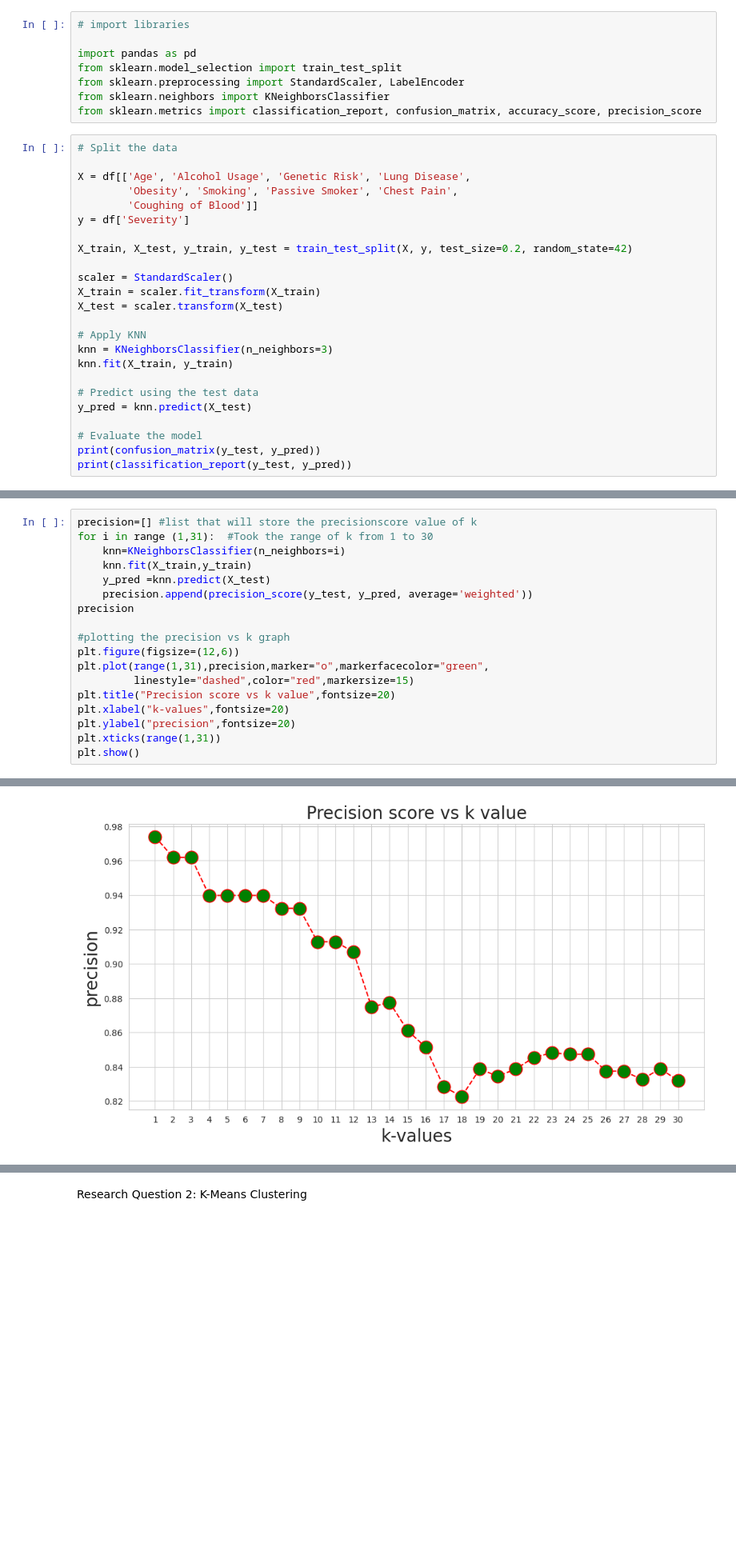
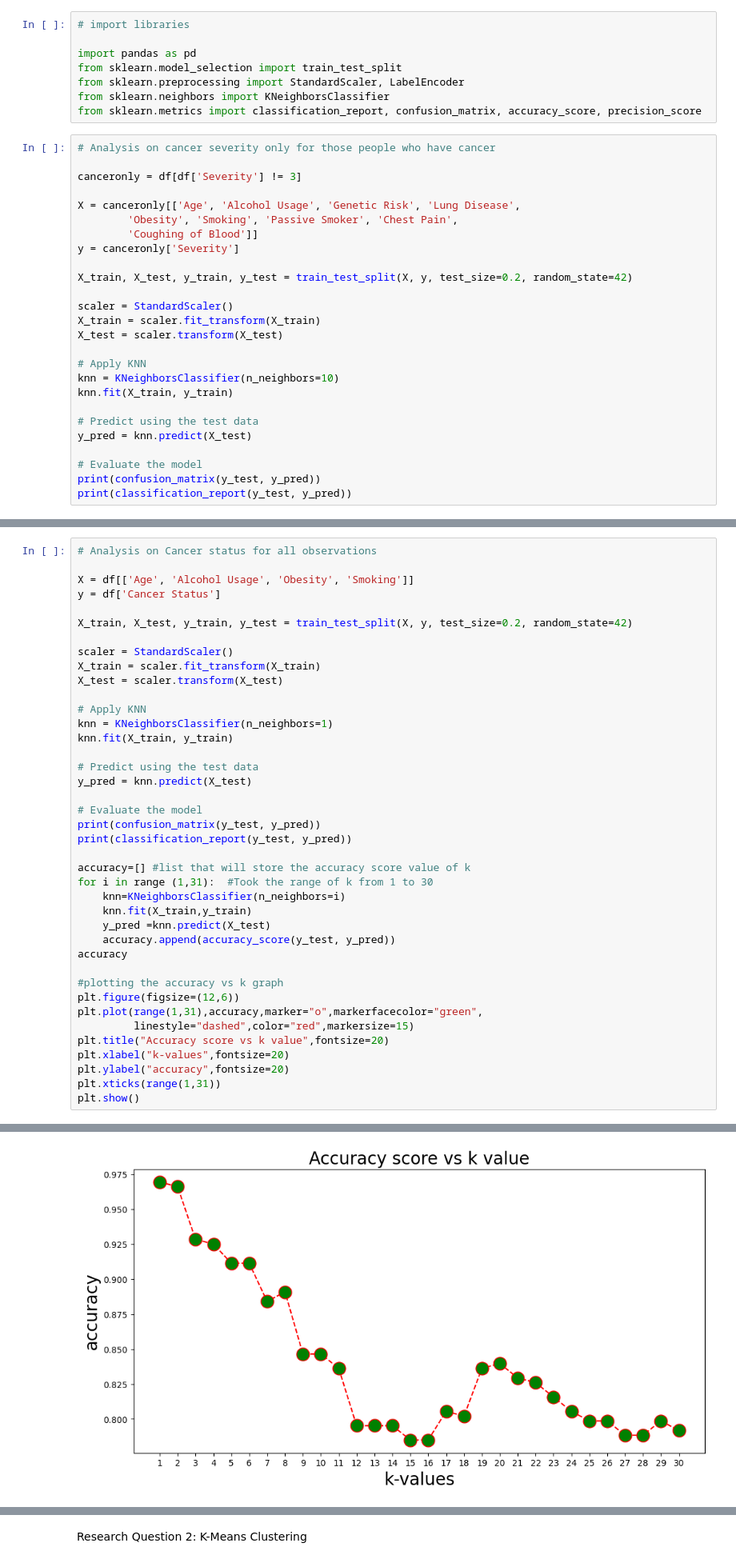
Before and after one commit to Yutong-Lu/Datathon-1, a Jupyter notebook: Yutong_Datathon_1.ipynb, the cells around one changed output, grey strips where cells are left out. Shown at 80% size. Drawn from its saved outputs; the diff is of its cells as text; blank space fills up the shorter version.

```diff
--- a/Yutong_Datathon_1.ipynb
+++ b/Yutong_Datathon_1.ipynb
@@ -107,12 +106,14 @@ from sklearn.preprocessing import StandardScaler, LabelEncoder
 from sklearn.neighbors import KNeighborsClassifier
 from sklearn.metrics import classification_report, confusion_matrix, accuracy_score, precision_score
 # %%
-# Split the data
+# Analysis on cancer severity only for those people who have cancer
 
-X = df[['Age', 'Alcohol Usage', 'Genetic Risk', 'Lung Disease',
+canceronly = df[df['Severity'] != 3]
+
+X = canceronly[['Age', 'Alcohol Usage', 'Genetic Risk', 'Lung Disease',
         'Obesity', 'Smoking', 'Passive Smoker', 'Chest Pain',
         'Coughing of Blood']]
-y = df['Severity']
+y = canceronly['Severity']
 
 X_train, X_test, y_train, y_test = train_test_split(X, y, test_size=0.2, random_state=42)
 
@@ -121,7 +122,7 @@ X_train = scaler.fit_transform(X_train)
 X_test = scaler.transform(X_test)
 
 # Apply KNN
-knn = KNeighborsClassifier(n_neighbors=3)
+knn = KNeighborsClassifier(n_neighbors=10)
 knn.fit(X_train, y_train)
 
 # Predict using the test data
@@ -168,19 +183,41 @@ plt.show()
 # %%
-precision=[] #list that will store the precisionscore value of k
+# Analysis on Cancer status for all observations
+
+X = df[['Age', 'Alcohol Usage', 'Obesity', 'Smoking']]
+y = df['Cancer Status']
+
+X_train, X_test, y_train, y_test = train_test_split(X, y, test_size=0.2, random_state=42)
+
+scaler = StandardScaler()
+X_train = scaler.fit_transform(X_train)
+X_test = scaler.transform(X_test)
+
+# Apply KNN
+knn = KNeighborsClassifier(n_neighbors=1)
+knn.fit(X_train, y_train)
+
+# Predict using the test data
+y_pred = knn.predict(X_test)
+
+# Evaluate the model
+print(confusion_matrix(y_test, y_pred))
+print(classification_report(y_test, y_pred))
+
+accuracy=[] #list that will store the accuracy score value of k
 for i in range (1,31):  #Took the range of k from 1 to 30
     knn=KNeighborsClassifier(n_neighbors=i)
     knn.fit(X_train,y_train)
     y_pred =knn.predict(X_test)
-    precision.append(precision_score(y_test, y_pred, average='weighted'))
-precision
+    accuracy.append(accuracy_score(y_test, y_pred))
+accuracy
 
-#plotting the precision vs k graph
+#plotting the accuracy vs k graph
 plt.figure(figsize=(12,6))
-plt.plot(range(1,31),precision,marker="o",markerfacecolor="green",
+plt.plot(range(1,31),accuracy,marker="o",markerfacecolor="green",
          linestyle="dashed",color="red",markersize=15)
-plt.title("Precision score vs k value",fontsize=20)
+plt.title("Accuracy score vs k value",fontsize=20)
 plt.xlabel("k-values",fontsize=20)
-plt.ylabel("precision",fontsize=20)
+plt.ylabel("accuracy",fontsize=20)
 plt.xticks(range(1,31))
 plt.show()
 # %% [output]
@@ -187 +234 @@ plt.show()
-[figure, old version]
+[figure, new version]
```
Also changed, not shown: parts of 12 cells of this notebook.
